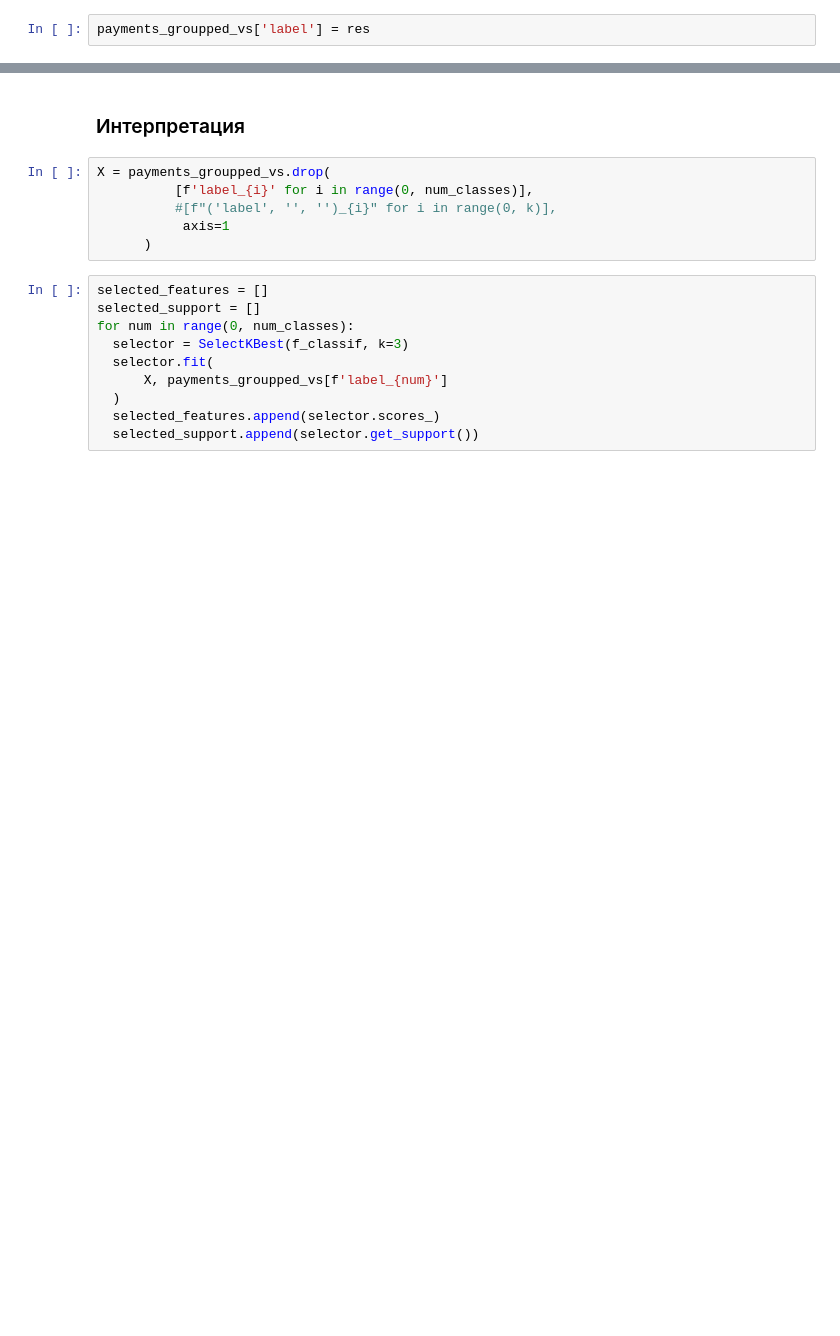
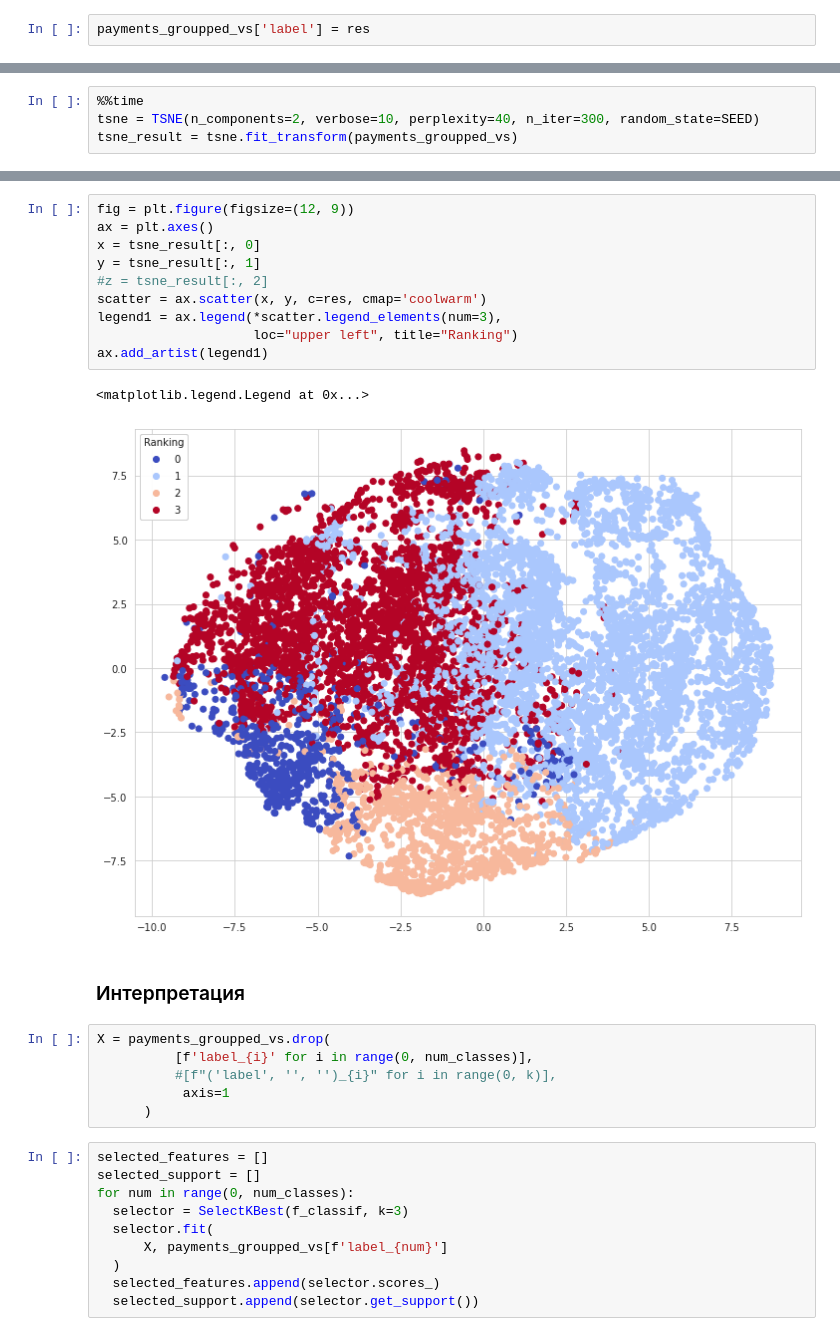
Before and after one commit to pacifikus/finguide_ml, a Jupyter notebook: raiffeisen_eda.ipynb, the cells around one changed output, grey strips where cells are left out. Drawn from its saved outputs; the diff is of its cells as text; blank space fills up the shorter version.

```diff
--- a/raiffeisen_eda.ipynb
+++ b/raiffeisen_eda.ipynb
@@ -432,0 +436,4 @@ payments_groupped_vs.head()
+# %%
+%%time
+tsne = TSNE(n_components=2, verbose=10, perplexity=40, n_iter=300, random_state=SEED)
+tsne_result = tsne.fit_transform(payments_groupped_vs)
@@ -433,3 +458,16 @@ payments_groupped_vs.head()
+# %%
+fig = plt.figure(figsize=(12, 9))
+ax = plt.axes()
+x = tsne_result[:, 0]
+y = tsne_result[:, 1]
+#z = tsne_result[:, 2]
+scatter = ax.scatter(x, y, c=res, cmap='coolwarm')
+legend1 = ax.legend(*scatter.legend_elements(num=3),
+                    loc="upper left", title="Ranking")
+ax.add_artist(legend1)
+# %% [output]
+<matplotlib.legend.Legend at 0x...>
+[figure, added]
 # %% [markdown]
 ### Интерпретация
 # %%
```
Also changed, not shown: parts of 20 cells of this notebook.
